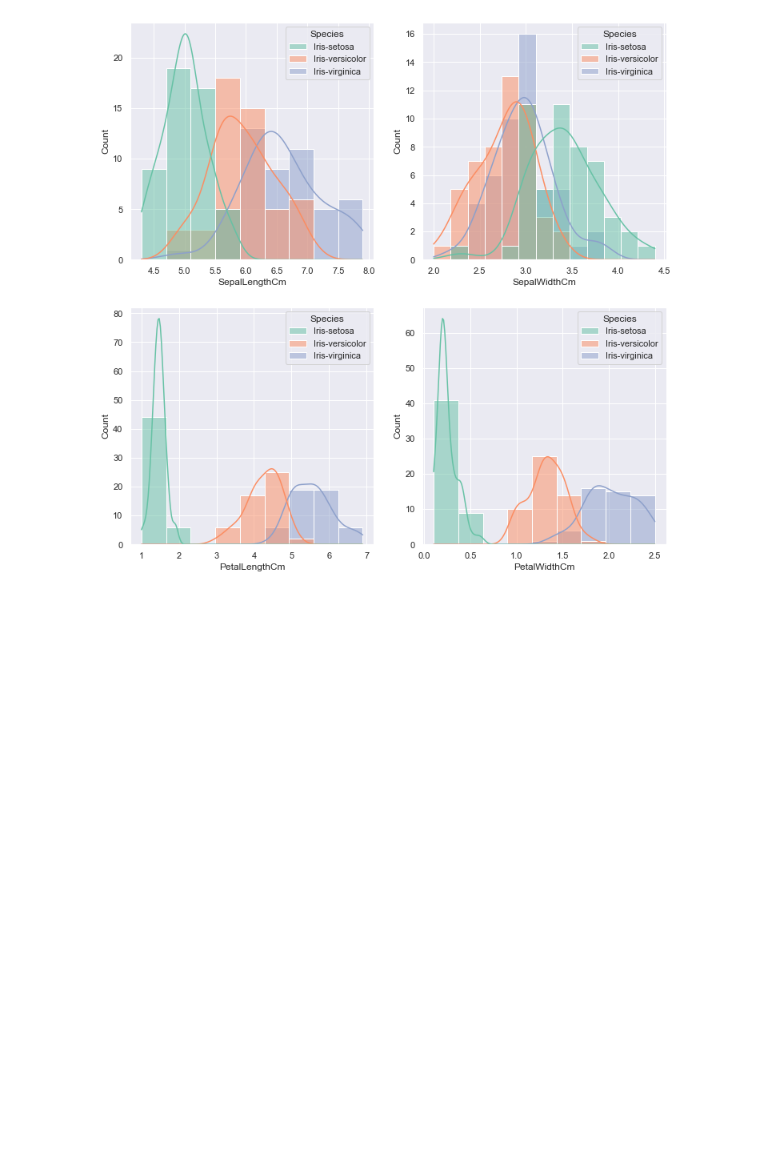
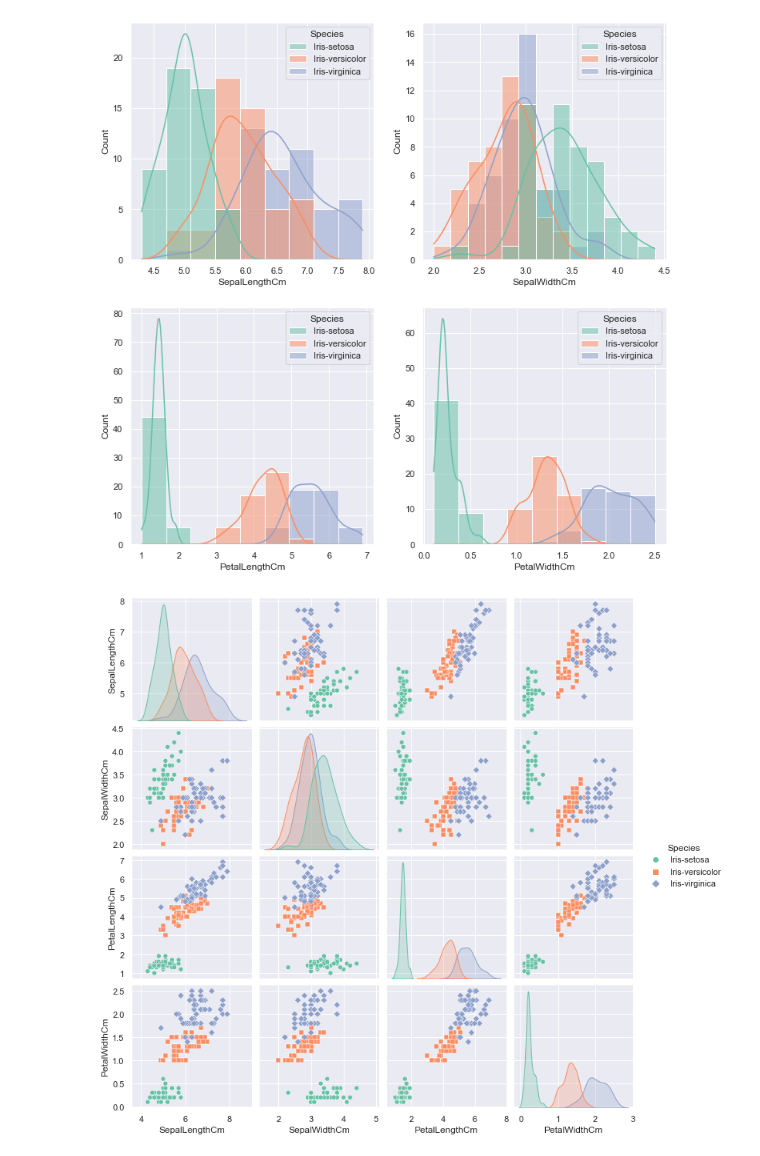
Before and after one commit to ShaneOG2/pands-project, a Jupyter notebook: JupyterNotebook.ipynb, the cells around one changed output. Saved outputs shown, nothing was run; the diff lists cells and outputs as text; code cells hidden in the pictures; blank space fills up the shorter version.

```diff
--- a/JupyterNotebook.ipynb
+++ b/JupyterNotebook.ipynb
@@ -121,3 +120,8 @@ plt.show()
 # %% [output]
 <AxesSubplot:xlabel='PetalWidthCm', ylabel='Count'>
 [figure]
+# %%
+sns.pairplot(df, kind="scatter", hue="Species", markers=["o", "s", "D"], palette="Set2")
+plt.show()
+# %% [output]
+[figure, added]
```
Also changed, not shown: parts of 2 cells of this notebook, 3 other files.
